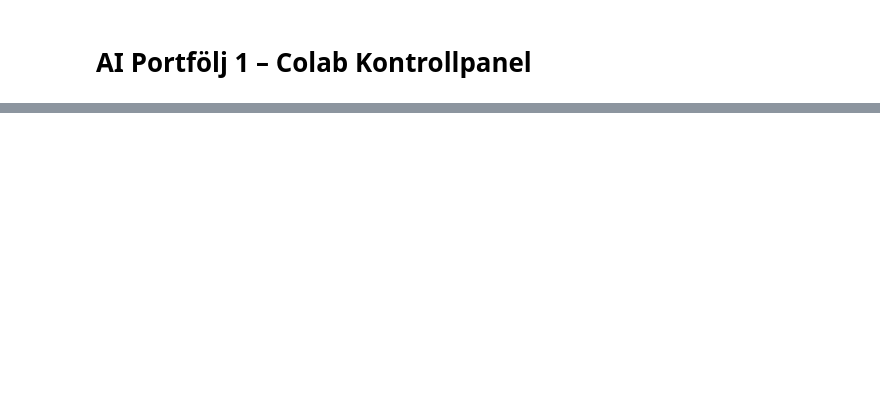
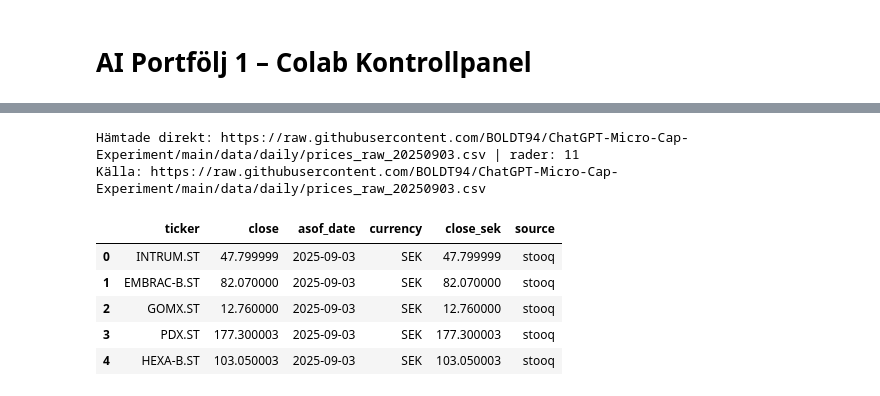
Before and after one commit to BOLDT94/ChatGPT-Micro-Cap-Experiment, a Jupyter notebook: notebooks/AI_Portfolj1.ipynb, the cells around one changed output, grey strips where cells are left out. Saved outputs shown, nothing was run; the diff lists cells and outputs as text; code cells hidden in the pictures; blank space fills up the shorter version.

```diff
--- a/notebooks/AI_Portfolj1.ipynb
+++ b/notebooks/AI_Portfolj1.ipynb
@@ -5,20 +31,49 @@
 # %%
-import os, pandas as pd, requests, io
+import pandas as pd, requests, io, re
 from datetime import date, timedelta
 
-PORTFOLIO_NAME = "AI Portfölj 1"
-CURRENCY = "SEK"
-INITIAL_CASH = 5000.0
-REPO_RAW = "https://raw.githubusercontent.com/<user>/ai-portfolio-1/main"
-EOD_FILE = "/content/eod_log.csv"
+def fetch_latest_prices(max_back_days=3):
+    tried = []
+    for k in range(max_back_days):
+        d = date.today() - timedelta(days=k)
+        url = f"{REPO_RAW}/data/daily/prices_raw_{d.strftime('%Y%m%d')}.csv"
+        r = requests.get(url, timeout=20)
+        tried.append(url)
+        if r.ok and len(r.text) > 50:
+            df = pd.read_csv(io.StringIO(r.text))
+            print(f"Hämtade direkt: {url} | rader: {len(df)}")
+            return df, url
 
-def fetch_latest_prices():
-    for d in [date.today(), date.today()-timedelta(days=1), date.today()-timedelta(days=2)]:
-        url = f"{REPO_RAW}/data/daily/prices_raw_{d.strftime('%Y%m%d')}.csv"
-        r = requests.get(url)
-        if r.ok and len(r.text)>50:
-            return pd.read_csv(io.StringIO(r.text)), url
-    raise RuntimeError("Ingen dagsfil hittad.")
-prices_raw, src = fetch_latest_prices()
-print("Hämtade från:", src)
+    api = f"https://api.github.com/repos/{OWNER}/{REPO}/contents/data/daily?ref={BRANCH}"
+    r = requests.get(api, timeout=20); tried.append(api)
+    if r.ok:
+        items = r.json()
+        cand = []
+        for it in items:
+            name = it.get("name","")
+            m = re.match(r"prices_raw_(\d{8})\.csv$", name)
+            if m: cand.append((m.group(1), name))
+        if cand:
+            cand.sort(reverse=True)
+            yyyymmdd, fname = cand[0]
+            url = f"{REPO_RAW}/data/daily/{fname}"
+            r2 = requests.get(url, timeout=20); tried.append(url)
+            if r2.ok and len(r2.text) > 50:
+                df = pd.read_csv(io.StringIO(r2.text))
+                print(f"Hämtade via API-listning: {url} | rader: {len(df)}")
+                return df, url
+
+    raise RuntimeError("Ingen dagsfil hittad.\nTestade:\n- " + "\n- ".join(tried))
+
+prices_raw, src = fetch_latest_prices(3)
+print("Källa:", src)
 prices_raw.head()
+# %% [output]
+Hämtade direkt: https://raw.githubusercontent.com/BOLDT94/ChatGPT-Micro-Cap-Experiment/main/data/daily/prices_raw_20250903.csv | rader: 11
+Källa: https://raw.githubusercontent.com/BOLDT94/ChatGPT-Micro-Cap-Experiment/main/data/daily/prices_raw_20250903.csv
+|  | ticker | close | asof_date | currency | close_sek | source |
+| 0 | INTRUM.ST | 47.799999 | 2025-09-03 | SEK | 47.799999 | stooq |
+| 1 | EMBRAC-B.ST | 82.070000 | 2025-09-03 | SEK | 82.070000 | stooq |
+| 2 | GOMX.ST | 12.760000 | 2025-09-03 | SEK | 12.760000 | stooq |
+| 3 | PDX.ST | 177.300003 | 2025-09-03 | SEK | 177.300003 | stooq |
+| 4 | HEXA-B.ST | 103.050003 | 2025-09-03 | SEK | 103.050003 | stooq |
```
Also changed, not shown: parts of 6 cells of this notebook.
